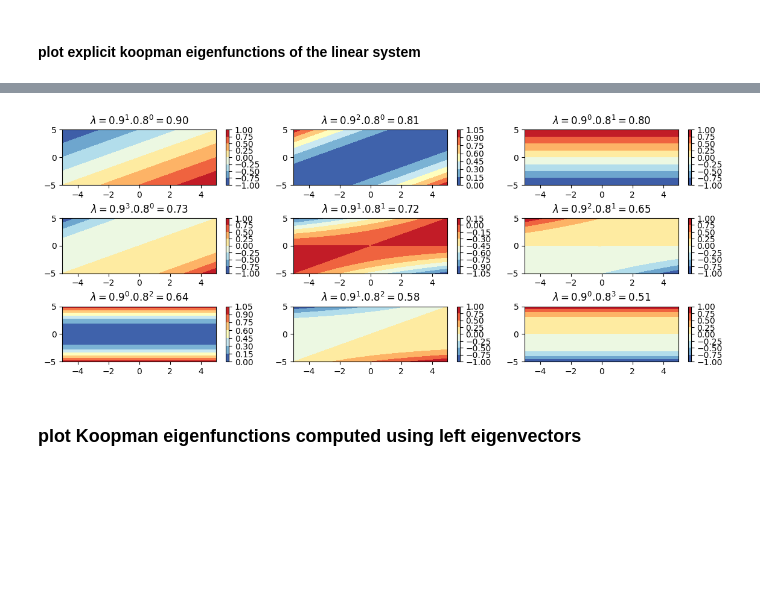
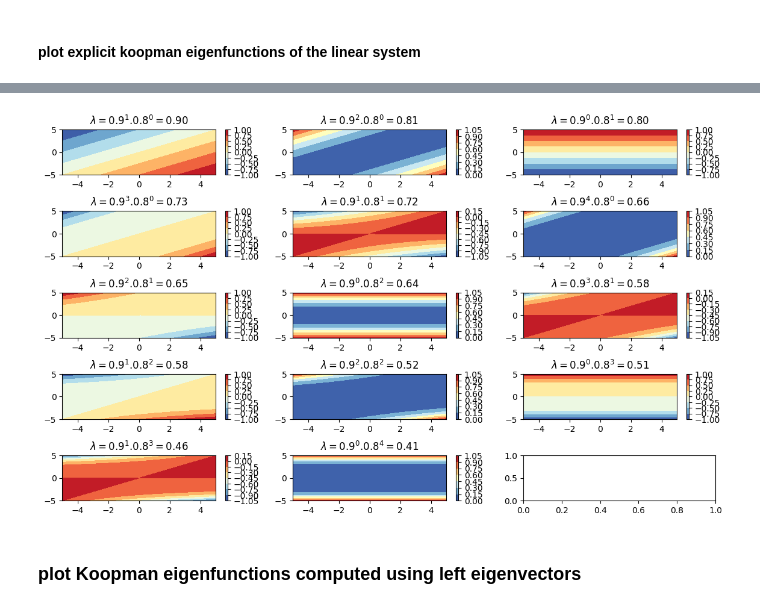
Before and after one commit to saksham219/koopman_eigensolvers, a Jupyter notebook: extend_linear_system_eigenfunctions.ipynb, the cells around one changed output, grey strips where cells are left out. Cells and saved outputs as stored; diff of their text form; code cells hidden in the pictures; blank space fills up the shorter version.

Commit message:
add plots to notebooks

```diff
--- a/extend_linear_system_eigenfunctions.ipynb
+++ b/extend_linear_system_eigenfunctions.ipynb
@@ -76,26 +146,18 @@ sorted_eig
 # %%
-f, ax = plt.subplots(3, 3, figsize=(14, 5))
-plt.subplots_adjust(hspace=0.6)
+f, ax = plt.subplots(len(sorted_eig)//3 + 1, 3, figsize=(14, 8))
+plt.subplots_adjust(hspace=0.8)
 
-def plot_eigenfunction_contour(m, n, ax):
-    x = np.linspace(-5, 5, 100)
-    y = np.linspace(-5, 5, 100)
-    X, Y = np.meshgrid(x, y)
-    Z = linear_system.generate_eigenfunction(X, Y, m,n)
-    Z = Z/np.max(np.abs(Z))
+# define grid range
+x = np.linspace(-5, 5, 100)
+y = np.linspace(-5, 5, 100)
 
-    h = ax.contourf(X, Y, Z, cmap='RdYlBu_r')
+for i, (m,n) in enumerate(sorted_eig):
+    linear_system.plot_eigenfunction_contour(x=x, y=y, m=m, n=n, ax = ax[int(i/3)][i%3])
     eig = (eigvalue_i)**m * (eigvalue_j) ** n
     eig_str = f"$\lambda = {eigvalue_i}^{m} . {eigvalue_j}^{n} = {eig:0.2f}$"
-
-    ax.set_title(eig_str)
-    plt.colorbar(h)
-    return ax
-
-for i, (m,n) in enumerate(sorted_eig):
-    plot_eigenfunction_contour(m=m, n=n,  ax = ax[int(i/3)][i%3])
+    ax[int(i/3)][i%3].set_title(eig_str)
 # %% [output]
-[figure, old version]
+[figure, new version]
 # %% [markdown]
 ### plot Koopman eigenfunctions computed using left eigenvectors
 # %%
```
Also changed, not shown: parts of 48 cells of this notebook, 1 other file.
